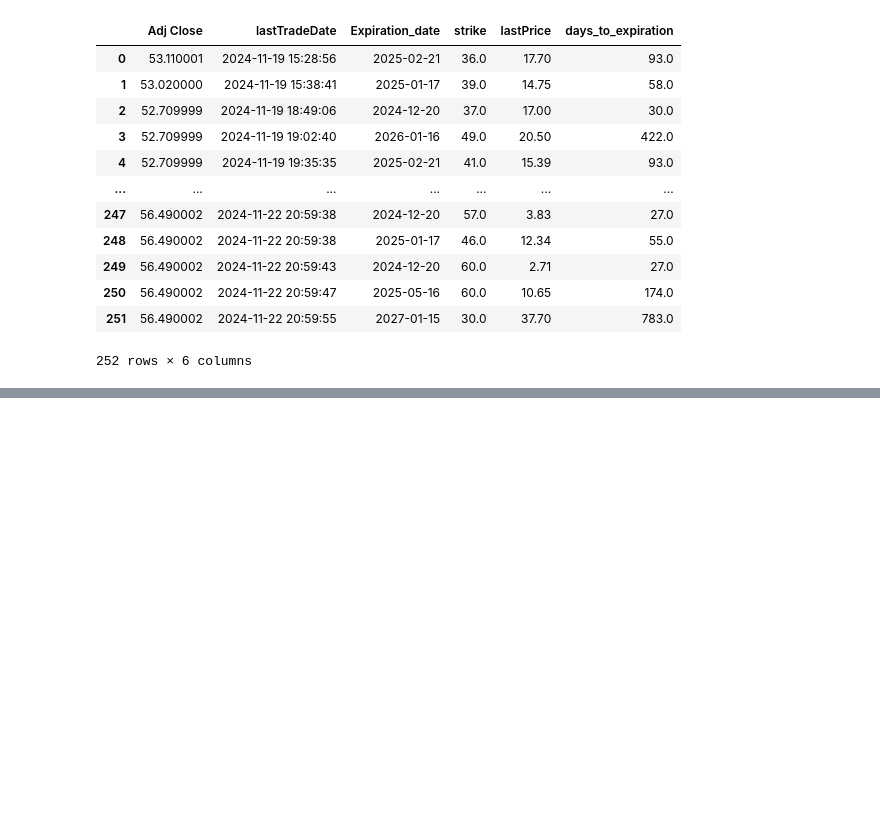
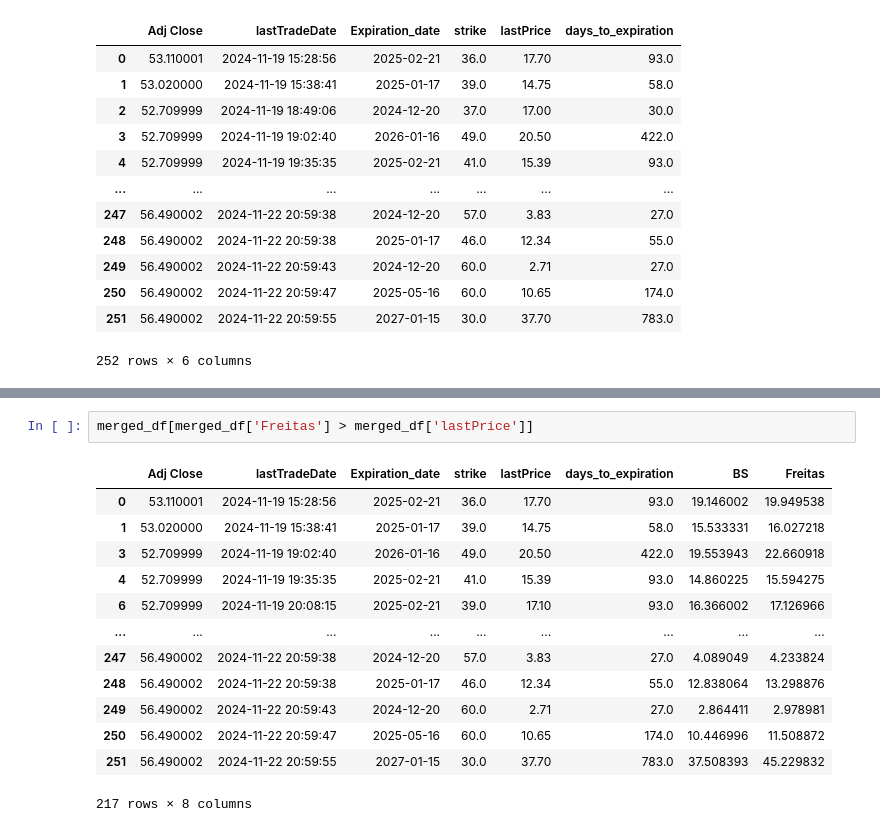
Before and after one commit to GvFreitas1/Precificacao-de-Opcoes, a Jupyter notebook: backtesting.ipynb, the cells around one changed output, grey strips where cells are left out. Saved outputs shown, nothing was run; the diff lists cells and outputs as text; blank space fills up the shorter version.

```diff
--- a/backtesting.ipynb
+++ b/backtesting.ipynb
@@ -91,0 +109,16 @@ plt.show()
+# %%
+merged_df[merged_df['Freitas'] > merged_df['lastPrice']]
+# %% [output]
+|  | Adj Close | lastTradeDate | Expiration_date | strike | lastPrice | days_to_expiration | BS | Freitas |
+| 0 | 53.110001 | 2024-11-19 15:28:56 | 2025-02-21 | 36.0 | 17.70 | 93.0 | 19.146002 | 19.949538 |
+| 1 | 53.020000 | 2024-11-19 15:38:41 | 2025-01-17 | 39.0 | 14.75 | 58.0 | 15.533331 | 16.027218 |
+| 3 | 52.709999 | 2024-11-19 19:02:40 | 2026-01-16 | 49.0 | 20.50 | 422.0 | 19.553943 | 22.660918 |
+| 4 | 52.709999 | 2024-11-19 19:35:35 | 2025-02-21 | 41.0 | 15.39 | 93.0 | 14.860225 | 15.594275 |
+| 6 | 52.709999 | 2024-11-19 20:08:15 | 2025-02-21 | 39.0 | 17.10 | 93.0 | 16.366002 | 17.126966 |
+| ... | ... | ... | ... | ... | ... | ... | ... | ... |
+| 247 | 56.490002 | 2024-11-22 20:59:38 | 2024-12-20 | 57.0 | 3.83 | 27.0 | 4.089049 | 4.233824 |
+| 248 | 56.490002 | 2024-11-22 20:59:38 | 2025-01-17 | 46.0 | 12.34 | 55.0 | 12.838064 | 13.298876 |
+| 249 | 56.490002 | 2024-11-22 20:59:43 | 2024-12-20 | 60.0 | 2.71 | 27.0 | 2.864411 | 2.978981 |
+| 250 | 56.490002 | 2024-11-22 20:59:47 | 2025-05-16 | 60.0 | 10.65 | 174.0 | 10.446996 | 11.508872 |
+| 251 | 56.490002 | 2024-11-22 20:59:55 | 2027-01-15 | 30.0 | 37.70 | 783.0 | 37.508393 | 45.229832 |
+217 rows × 8 columns
```
Also changed, not shown: parts of 4 cells of this notebook, 1 other file.
